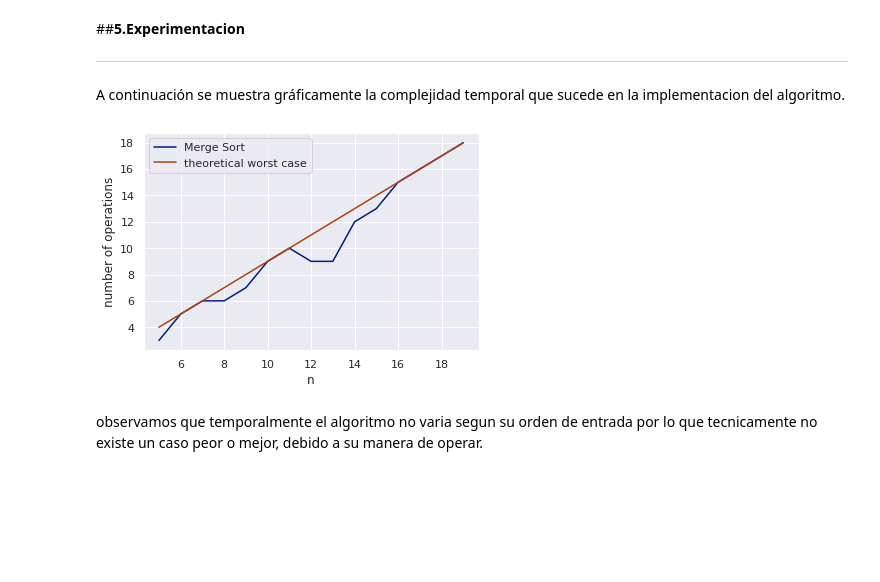
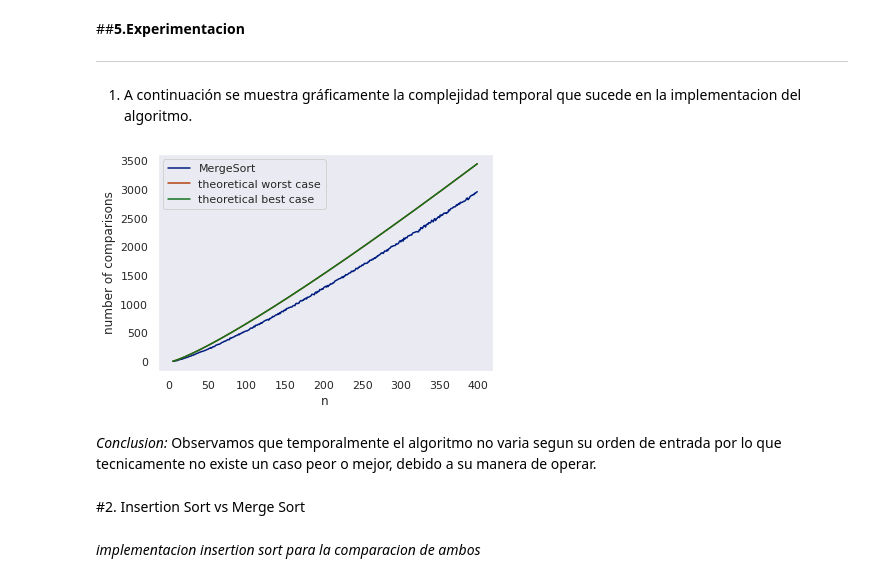
Before and after one commit to Jmorgado125/ADA-Informes, a Jupyter notebook: Copia_de_MergeSort.ipynb, the cells around one changed output. Drawn from its saved outputs; the diff is of its cells as text; code cells hidden in the pictures; blank space fills up the shorter version.

```diff
--- a/Copia_de_MergeSort.ipynb
+++ b/Copia_de_MergeSort.ipynb
@@ -143,0 +158,3 @@ Numero de Comparaciones = 11
+# %%
+a = [20,8,15]
+c, qu = MergeSort(a ,0,len(a)-1, verbose=True)
@@ -241,28 +274,41 @@ Por lo tanto *MergeSort* es correcto
 
 --------------------------------------------------------------------------------
 # %% [markdown]
-A continuación se muestra gráficamente la complejidad temporal que sucede en la implementacion del algoritmo.
+1. A continuación se muestra gráficamente la complejidad temporal que sucede en la implementacion del algoritmo.
 # %%
+#comparar el número de comparaciones realizadas experimentalmente con el mejor y peor caso teóricos.
+import matplotlib.pyplot as plt
+import seaborn as sns
+from math import log2
 import random
-import matplotlib.pyplot as plt
 
-x=[n for n in range(5,20)]
-y2=[n-1 for n in range(5,20)] # Caso general
+%matplotlib inline
+
+sns.set(context='notebook', style='dark', palette='dark')
+
+x=[n for n in range(5,400)]
+y1=[n*log2(n) for n in range(5,400)] # worst case
+y2=[n*log2(n) for n in range(5,400)] # best case
 y=[];
 
-for n in range(5,20):
-  a = random.sample(range(1, 1000), n)
-  a,counter = Merge_Sort(a)
+for n in range(5,400):
+  a = random.sample(range(1, 400), n)
+  counter, qu = MergeSort(a,0,len(a)-1)
   y.append(counter)
 
 plt.plot(x,y)
+plt.plot(x,y1)
 plt.plot(x,y2)
-plt.legend(["Merge Sort", "theoretical worst case", "theoretical best case"])
+plt.legend(["MergeSort", "theoretical worst case", "theoretical best case"])
 
 plt.xlabel('n')
-plt.ylabel('number of operations')
+plt.ylabel('number of comparisons')
 plt.show()
 # %% [output]
-[figure, old version]
+[figure, new version]
 # %% [markdown]
-observamos que temporalmente el algoritmo no varia segun su orden de entrada por lo que tecnicamente no existe un caso peor o mejor, debido a su manera de operar.
+*Conclusion:* Observamos que temporalmente el algoritmo no varia segun su orden de entrada por lo que tecnicamente no existe un caso peor o mejor, debido a su manera de operar.
+# %% [markdown]
+#2. Insertion Sort vs Merge Sort
+# %% [markdown]
+*implementacion insertion sort para la comparacion de ambos*
```
Also changed, not shown: parts of 17 cells of this notebook.
